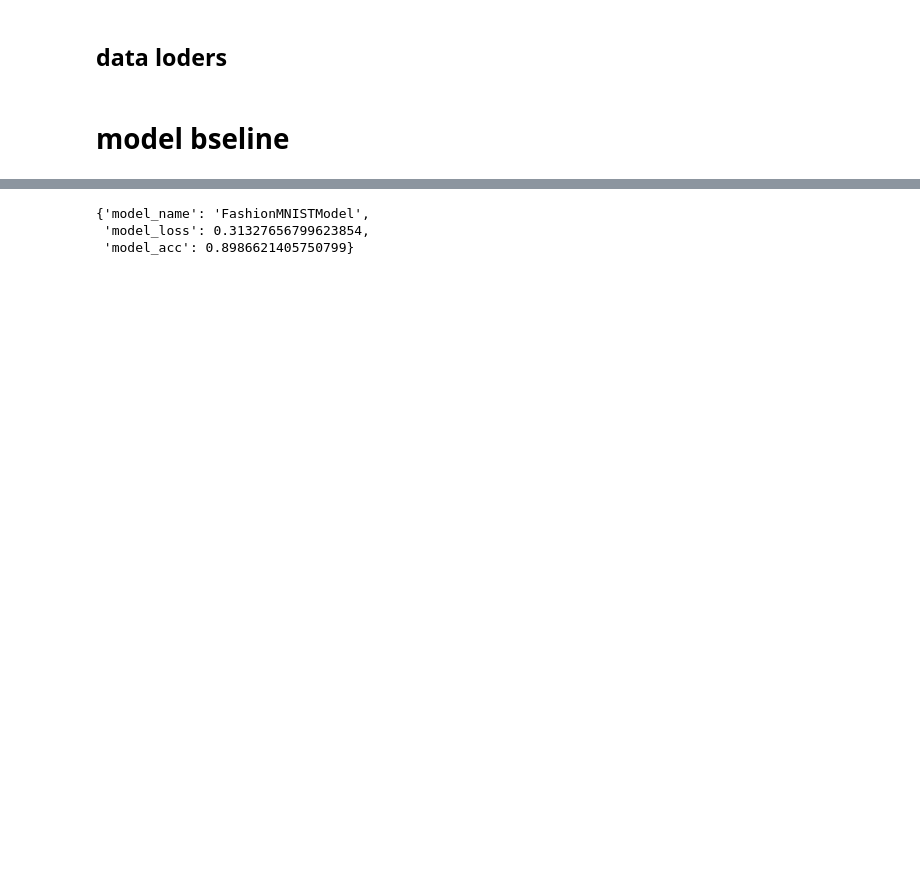
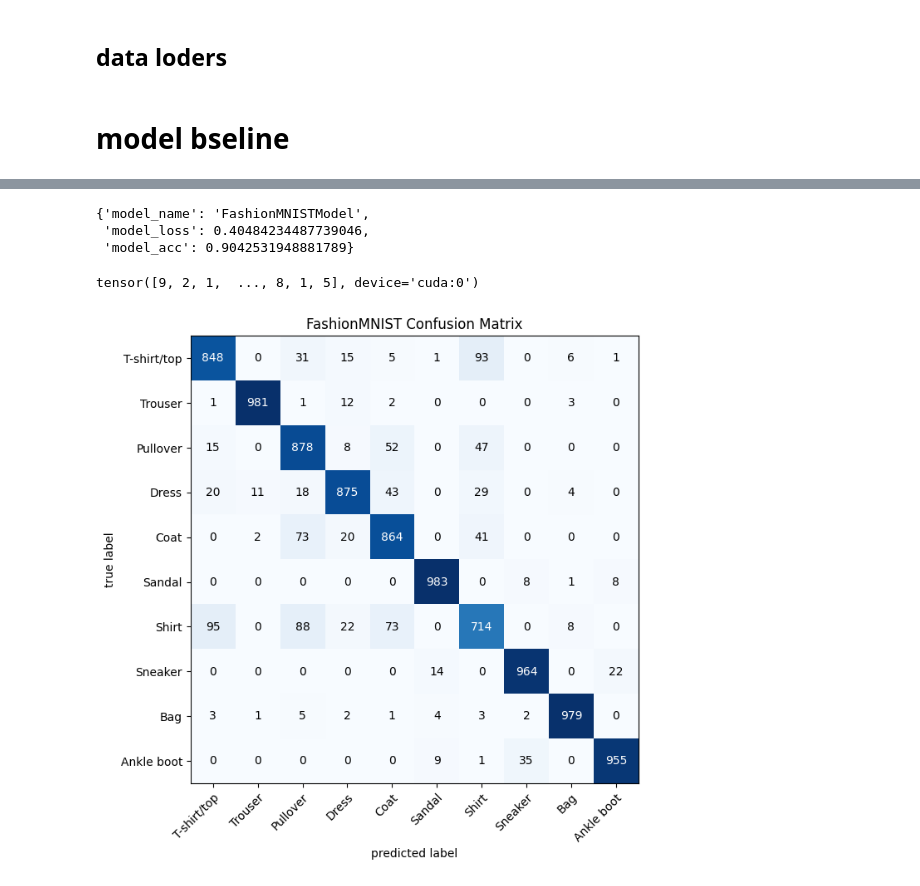
Before and after one commit to abdallahkhaled1/FashionMNIST-CNN-PyTorch, a Jupyter notebook: FashionFMNIST.ipynb, the cells around one changed output, grey strips where cells are left out. Cells and saved outputs as stored; diff of their text form; code cells hidden in the pictures; blank space fills up the shorter version.

```diff
--- a/FashionFMNIST.ipynb
+++ b/FashionFMNIST.ipynb
@@ -132,6 +134,7 @@ def print_train_time(start:float, end:float,device: torch.device = None):
     print(f'Train time on {device} is : {total_time:.3f} seconds')
     return total_time
 # %%
+from torch.optim.optimizer import R
 class FashionMNISTModel(nn.Module):
   def __init__(self):
     super().__init__()
@@ -143,8 +146,14 @@ class FashionMNISTModel(nn.Module):
         nn.Conv2d(in_channels=10, out_channels=10, kernel_size=3, stride=1, padding=1),
         nn.ReLU(),
         nn.MaxPool2d(kernel_size=2, stride=2),
+        ##nn.Dropout(p=0.5),
         nn.Flatten(),
-        nn.Linear(in_features=7*7*10, out_features=len(class_names)), # Feature dimension calculation: 28 -> MaxPool -> 14 -> MaxPool -> 7 (7*7*10 = 490)
+        nn.Linear(in_features=7*7*10, out_features=120),
+        nn.ReLU(),
+        nn.Linear(in_features=120, out_features=60),
+        nn.ReLU(),
+        nn.Linear(in_features=60, out_features=len(class_names)),
+
       )
   def forward(self, x):
     return self.layer_stack(x)
@@ -248,5 +255,5 @@ model_results = eval_model(model,test_dataloader,loss_fn,accuracy_fn)
 model_results
 # %% [output]
 {'model_name': 'FashionMNISTModel',
- 'model_loss': 0.31327656799623854,
- 'model_acc': 0.8986621405750799}
+ 'model_loss': 0.40484234487739046,
+ 'model_acc': 0.9042531948881789}
@@ -252,0 +264,35 @@ model_results
+# %%
+# Access and prepare raw test image data (normalize to [0, 1] and add the channel dimension)
+X_test = (test_data.data.unsqueeze(1).to(torch.float32) / 255.0).to(device)
+
+# Get predictions
+model.eval()
+with torch.inference_mode():
+    y_preds = model(X_test)
+
+# Move targets to device
+y = test_data.targets.to(device)
+# %%
+y
+# %% [output]
+tensor([9, 2, 1,  ..., 8, 1, 5], device='cuda:0')
+# %%
+ from mlxtend.plotting import plot_confusion_matrix
+import matplotlib.pyplot as plt
+
+# Initialize the ConfusionMatrix with the task and number of classes
+confmat = ConfusionMatrix(task='multiclass', num_classes=len(class_names)).to(device)
+
+# Compute the confusion matrix using the predictions (y_preds) and targets (y)
+confmat_tensor = confmat(torch.softmax(y_preds, dim=1).argmax(dim=1), y)
+
+# Plot the confusion matrix
+fig, ax = plot_confusion_matrix(
+    conf_mat=confmat_tensor.cpu().numpy(),
+    class_names=class_names,
+    figsize=(10, 7)
+)
+plt.title("FashionMNIST Confusion Matrix")
+plt.show()
+# %% [output]
+[figure, added]
```
Also changed, not shown: parts of 6 cells of this notebook.
